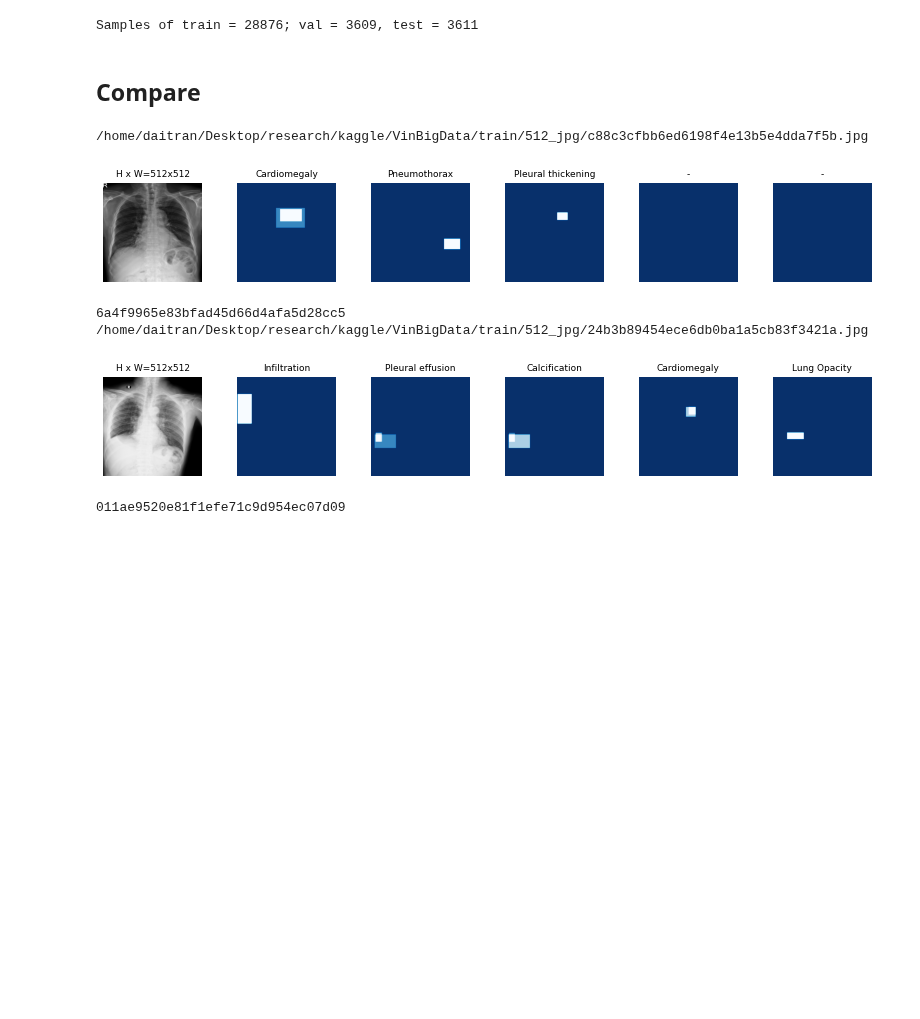
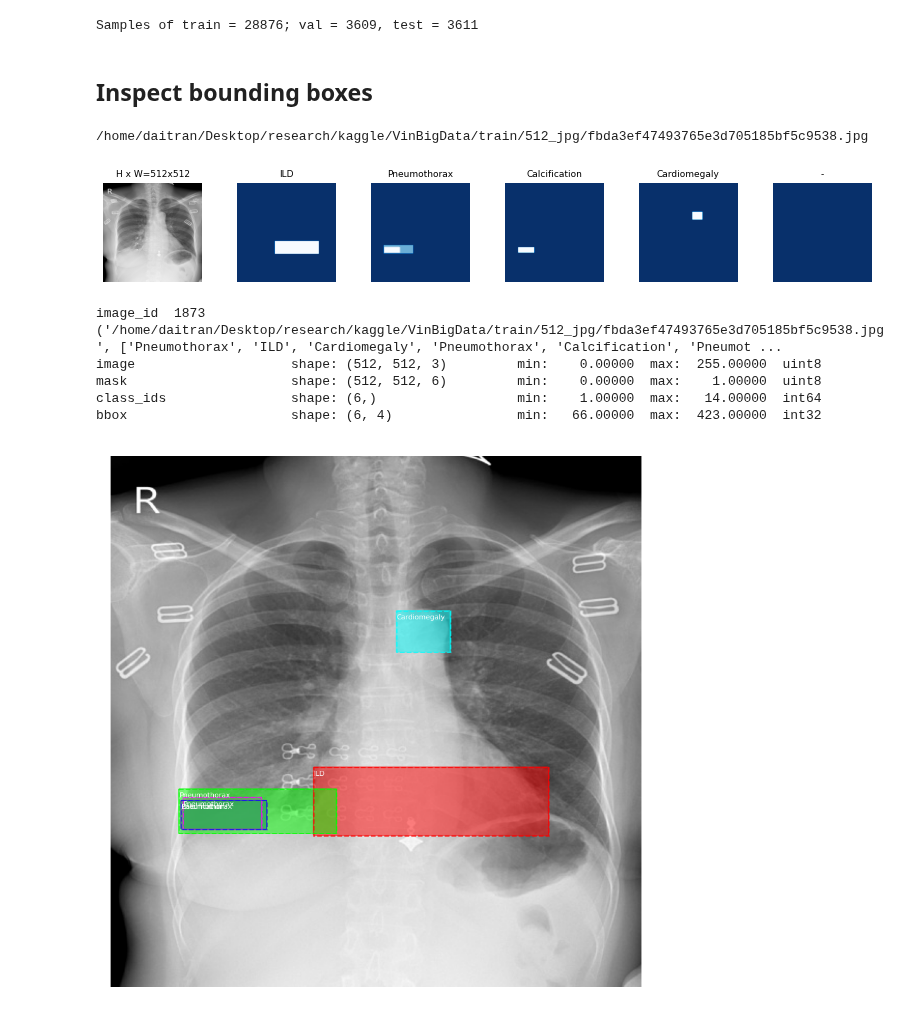
Before and after one commit to daitranskku/chest_x_ray_abnormalities_detection, a Jupyter notebook: MaskRCNN_implementation/inspect_data.ipynb, the cells around one changed output. Drawn from its saved outputs; the diff is of its cells as text; code cells hidden in the pictures; blank space fills up the shorter version.

Commit message:
Update inspect data

```diff
--- a/MaskRCNN_implementation/inspect_data.ipynb
+++ b/MaskRCNN_implementation/inspect_data.ipynb
@@ -239,24 +239,41 @@ def plot_bbox(img_id , bbox_df = orin_df, normalize = True):
     plt.title('Finding contains in image')
 
     plt.show()
-# %% [markdown]
-## Compare
+# %% [markdown]
+## Inspect bounding boxes
 # %%
-for i in range(0,2):
+for i in range(0,1):
     image_jpg_id = random.choice(test_dataset.image_ids)
     print(test_dataset.image_info[image_jpg_id]['path'])
 
     image = test_dataset.load_image(image_jpg_id)
     mask, class_ids = test_dataset.load_mask(image_jpg_id)
 
     visualize.display_top_masks(image, mask, class_ids, test_dataset.class_names, limit=5)
 
-    print(train_dataset.image_info[image_jpg_id]['img_org_id'])
+    # Compute Bounding box
+    bbox = utils.extract_bboxes(mask)
+
+    # Display image and additional stats
+    print("image_id ", image_jpg_id, test_dataset.image_reference(image_jpg_id))
+    log("image", image)
+    log("mask", mask)
+    log("class_ids", class_ids)
+    log("bbox", bbox)
+    # Display image and instances
+    visualize.display_instances(image, bbox, mask, class_ids, test_dataset.class_names)
+
+
+
+
+#     print(train_dataset.image_info[image_jpg_id]['img_org_id'])
 #     plot_bbox(img_id = test_dataset.image_info[image_jpg_id]['img_org_id'])
 # %% [output]
-/home/daitran/Desktop/research/kaggle/VinBigData/train/512_jpg/c88c3cfbb6ed6198f4e13b5e4dda7f5b.jpg
+/home/daitran/Desktop/research/kaggle/VinBigData/train/512_jpg/fbda3ef47493765e3d705185bf5c9538.jpg
-[figure, old version]
+[figure, new version]
-6a4f9965e83bfad45d66d4afa5d28cc5
-/home/daitran/Desktop/research/kaggle/VinBigData/train/512_jpg/24b3b89454ece6db0ba1a5cb83f3421a.jpg
+image_id  1873 ('/home/daitran/Desktop/research/kaggle/VinBigData/train/512_jpg/fbda3ef47493765e3d705185bf5c9538.jpg', ['Pneumothorax', 'ILD', 'Cardiomegaly', 'Pneumothorax', 'Calcification', 'Pneumot ...
+image                    shape: (512, 512, 3)         min:    0.00000  max:  255.00000  uint8
+mask                     shape: (512, 512, 6)         min:    0.00000  max:    1.00000  uint8
+class_ids                shape: (6,)                  min:    1.00000  max:   14.00000  int64
+bbox                     shape: (6, 4)                min:   66.00000  max:  423.00000  int32
-[figure, old version]
+[figure, new version]
-011ae9520e81f1efe71c9d954ec07d09
```
Also changed, not shown: 2 other files.
